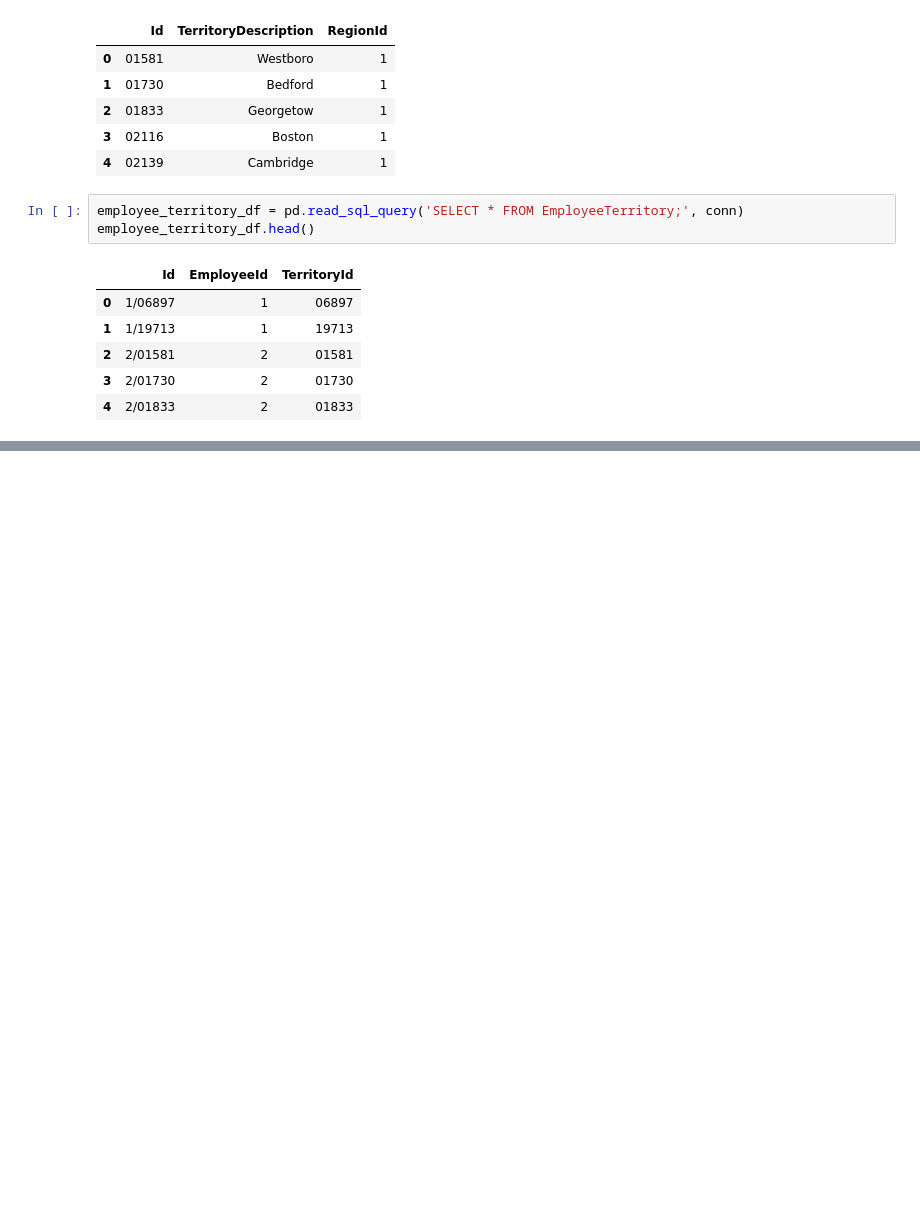
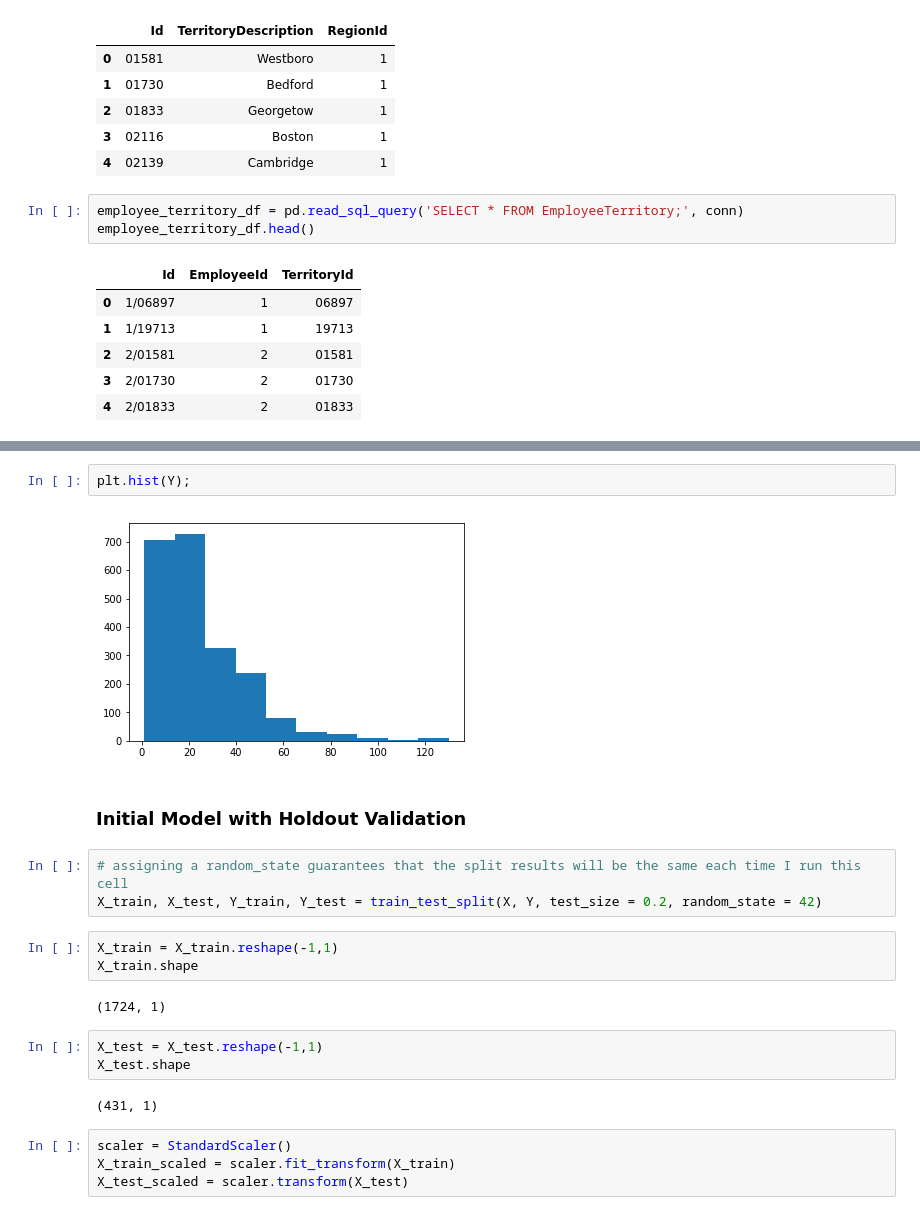
Before and after one commit to MagicMilly/dsc-2-final-project-online-ds-ft-100118, a Jupyter notebook: student.ipynb, the cells around one changed output, grey strips where cells are left out. Saved outputs shown, nothing was run; the diff lists cells and outputs as text; blank space fills up the shorter version.

```diff
--- a/student.ipynb
+++ b/student.ipynb
@@ -167,0 +232,23 @@ employee_territory_df.head()
+# %%
+plt.hist(Y);
+# %% [output]
+[figure, added]
+# %% [markdown]
+### Initial Model with Holdout Validation
+# %%
+# assigning a random_state guarantees that the split results will be the same each time I run this cell
+X_train, X_test, Y_train, Y_test = train_test_split(X, Y, test_size = 0.2, random_state = 42)
+# %%
+X_train = X_train.reshape(-1,1)
+X_train.shape
+# %% [output]
+(1724, 1)
+# %%
+X_test = X_test.reshape(-1,1)
+X_test.shape
+# %% [output]
+(431, 1)
+# %%
+scaler = StandardScaler()
+X_train_scaled = scaler.fit_transform(X_train)
+X_test_scaled = scaler.transform(X_test)
```
Also changed, not shown: parts of 19 cells of this notebook.
